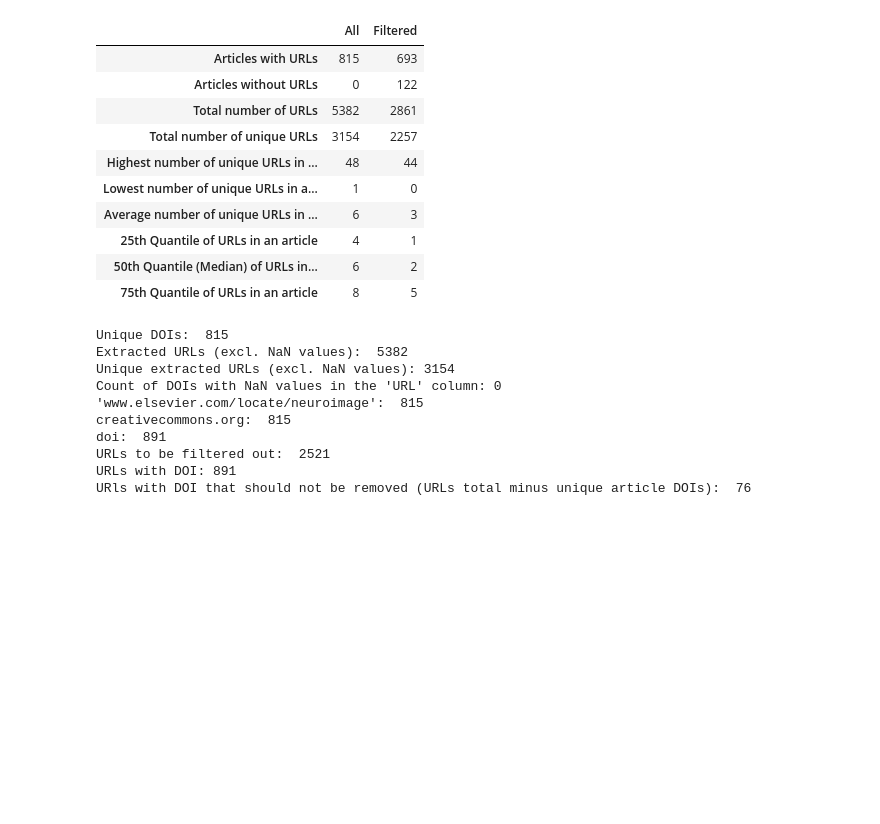
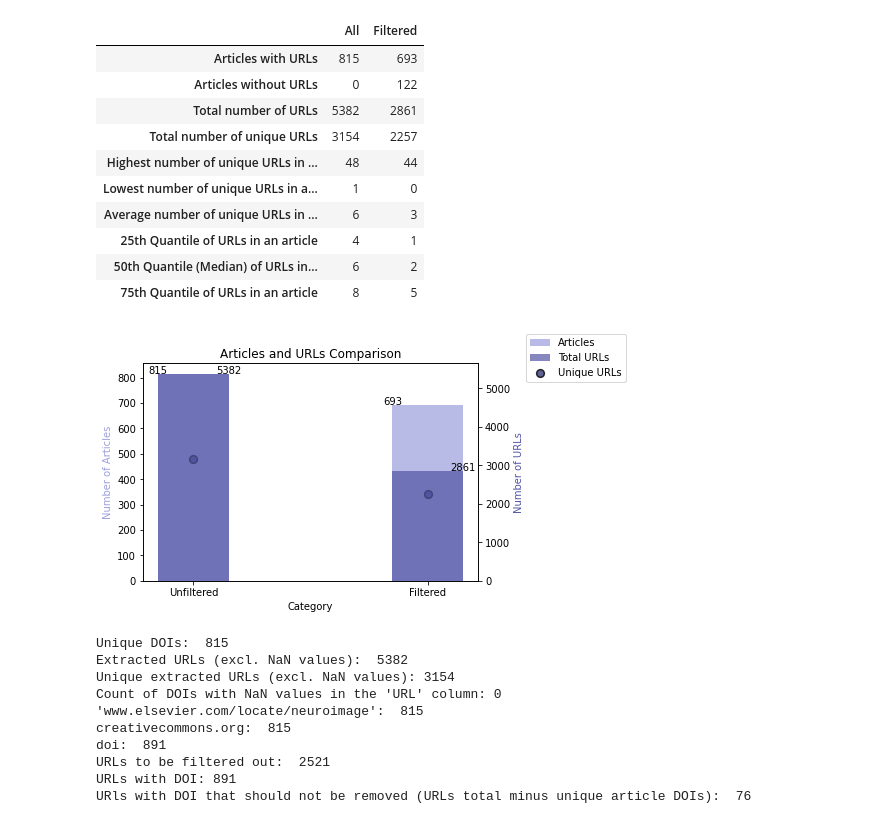
Before and after one commit to phantomloe/Thesis, a Jupyter notebook: Code/URL_Extraction.ipynb, the cells around one changed output. Cells and saved outputs as stored; diff of their text form; code cells hidden in the pictures; blank space fills up the shorter version.

```diff
--- a/Code/URL_Extraction.ipynb
+++ b/Code/URL_Extraction.ipynb
@@ -1025,6 +1012,51 @@ combined_statistics
 | 25th Quantile of URLs in an article | 4 | 1 |
 | 50th Quantile (Median) of URLs in... | 6 | 2 |
 | 75th Quantile of URLs in an article | 8 | 5 |
+# %%
+total_articles = combined_statistics.loc['Articles with URLs', 'All']
+total_articles_filtered = combined_statistics.loc['Articles with URLs', 'Filtered']
+total_urls = combined_statistics.loc['Total number of URLs', 'All']
+total_urls_unique = combined_statistics.loc['Total number of unique URLs', 'All']
+total_urls_filtered = combined_statistics.loc['Total number of URLs', 'Filtered']
+total_urls_unique_filtered = combined_statistics.loc['Total number of unique URLs', 'Filtered']
+# %%
+categories = ['Unfiltered', 'Filtered']
+articles_data = [total_articles, total_articles_filtered]
+urls_data = [total_urls, total_urls_filtered]
+unique_urls_data = [total_urls_unique, total_urls_unique_filtered]
+
+fig, ax1 = plt.subplots()
+
+# Bar plots for articles
+bar_width = 0.3
+bar_colors = plt.cm.tab20b.colors # [(np.arange(len(categories) + 5))]
+bar1 = ax1.bar(categories, articles_data, bar_width, label='Articles', color=bar_colors[3], alpha=0.7)
+
+# Dots for unique URLs
+ax2 = ax1.twinx()
+scatter = ax2.scatter(categories, unique_urls_data, color=bar_colors[0], label='Unique URLs', alpha=0.8, s=60, edgecolors='black', linewidths=1.5)  # Adjusted edgecolors and linewidths for better visibility
+
+# Bar plots for URLs
+bar2 = ax2.bar(categories, urls_data, bar_width, label='Total URLs', color=bar_colors[1], alpha=0.7)
+
+# Annotations for articles and URLs with adjusted positions
+for i, (articles, urls) in enumerate(zip(articles_data, urls_data)):
+    ax1.text(i - bar_width / 2, articles + 0.1, str(articles), color='black', ha='center')
+    ax2.text(i + bar_width / 2, urls + 0.1, str(urls), color='black', ha='center')
+
+bars = [bar1, bar2, scatter]
+labels = [bar.get_label() for bar in bars]
+fig.legend(bars, labels, loc='upper left', bbox_to_anchor=(1, 1))
+
+ax1.set_xlabel('Category')
+ax1.set_ylabel('Number of Articles', color=bar_colors[3])
+ax2.set_ylabel('Number of URLs', color=bar_colors[1])
+
+plt.title('Articles and URLs Comparison')
+plt.savefig('../Results/graphics/NeuroImage_ArticlesURLs_BeforeAfterFiltering_Comparison.png')
+plt.show()s
+# %% [output]
+[figure, added]
 # %%
 print("Unique DOIs: ", len(all_urls['DOI'].unique()))
 print("Extracted URLs (excl. NaN values): ", len(all_urls[~all_urls['URL'].isna()]))
```
Also changed, not shown: parts of 11 cells of this notebook, 14 other files.
